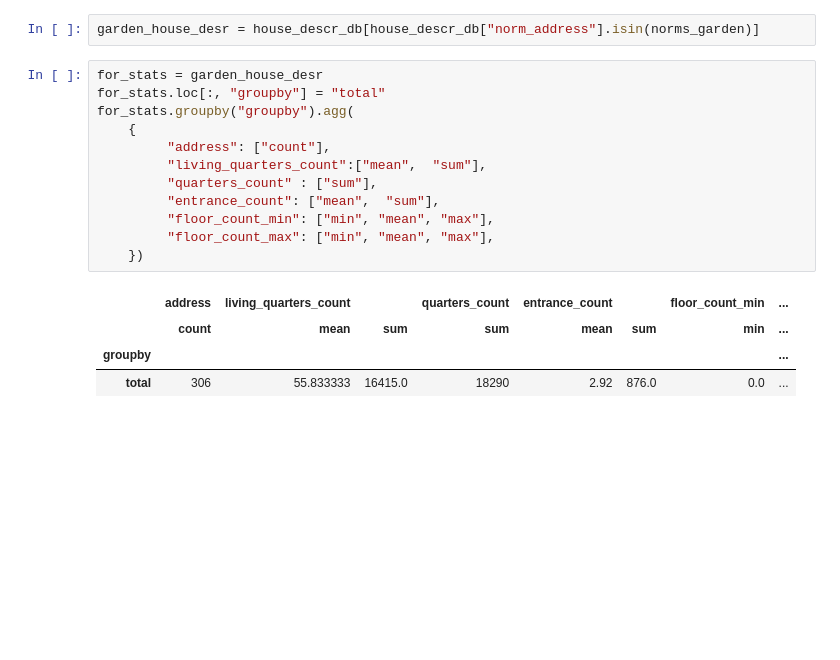
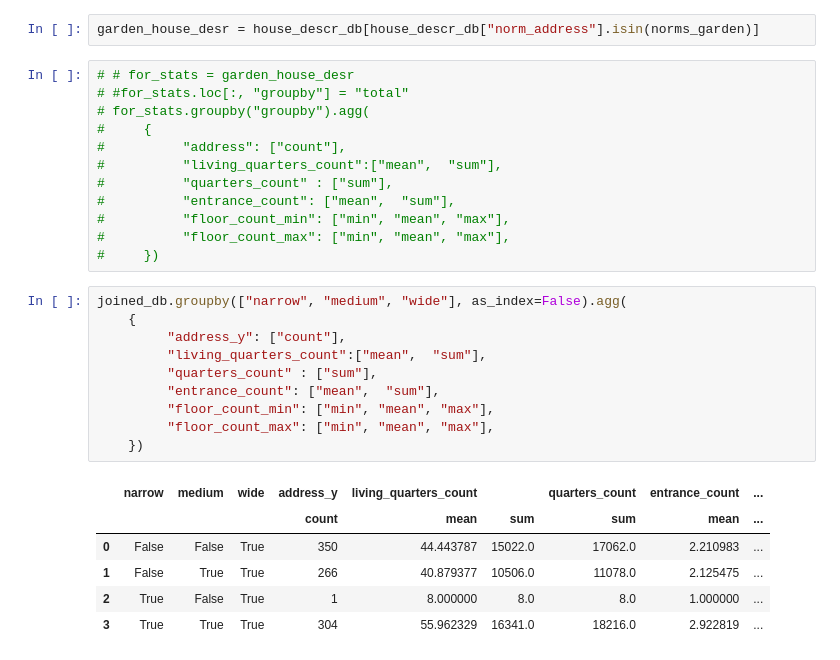
Before and after one commit to SvyatSheypak/city_for_people, a Jupyter notebook: garden_ring_houses/houses_in_polygons.ipynb, the cells around one changed output. Saved outputs shown, nothing was run; the diff lists cells and outputs as text; blank space fills up the shorter version.

```diff
--- a/garden_ring_houses/houses_in_polygons.ipynb
+++ b/garden_ring_houses/houses_in_polygons.ipynb
@@ -498,19 +543,31 @@ Name: short_address, Length: 145, dtype: object
 # %%
 garden_house_desr = house_descr_db[house_descr_db["norm_address"].isin(norms_garden)]
 # %%
-for_stats = garden_house_desr
-for_stats.loc[:, "groupby"] = "total"
-for_stats.groupby("groupby").agg(
-    {
-         "address": ["count"],
-         "living_quarters_count":["mean",  "sum"],
-         "quarters_count" : ["sum"],
-         "entrance_count": ["mean",  "sum"],
-         "floor_count_min": ["min", "mean", "max"],
-         "floor_count_max": ["min", "mean", "max"],
-    })
+# # for_stats = garden_house_desr
+# #for_stats.loc[:, "groupby"] = "total"
+# for_stats.groupby("groupby").agg(
+#     {
+#          "address": ["count"],
+#          "living_quarters_count":["mean",  "sum"],
+#          "quarters_count" : ["sum"],
+#          "entrance_count": ["mean",  "sum"],
+#          "floor_count_min": ["min", "mean", "max"],
+#          "floor_count_max": ["min", "mean", "max"],
+#     })
-# %% [output]
-|  | address | living_quarters_count |  | quarters_count | entrance_count |  | floor_count_min | ... |
-|  | count | mean | sum | sum | mean | sum | min | ... |
-| groupby |  |  |  |  |  |  |  | ... |
-| total | 306 | 55.833333 | 16415.0 | 18290 | 2.92 | 876.0 | 0.0 | ... |
+# %%
+joined_db.groupby(["narrow", "medium", "wide"], as_index=False).agg(
+    {
+         "address_y": ["count"],
+         "living_quarters_count":["mean",  "sum"],
+         "quarters_count" : ["sum"],
+         "entrance_count": ["mean",  "sum"],
+         "floor_count_min": ["min", "mean", "max"],
+         "floor_count_max": ["min", "mean", "max"],
+    })
+# %% [output]
+|  | narrow | medium | wide | address_y | living_quarters_count |  | quarters_count | entrance_count | ... |
+|  |  |  |  | count | mean | sum | sum | mean | ... |
+| 0 | False | False | True | 350 | 44.443787 | 15022.0 | 17062.0 | 2.210983 | ... |
+| 1 | False | True | True | 266 | 40.879377 | 10506.0 | 11078.0 | 2.125475 | ... |
+| 2 | True | False | True | 1 | 8.000000 | 8.0 | 8.0 | 1.000000 | ... |
+| 3 | True | True | True | 304 | 55.962329 | 16341.0 | 18216.0 | 2.922819 | ... |
```
Also changed, not shown: parts of 30 cells of this notebook.
